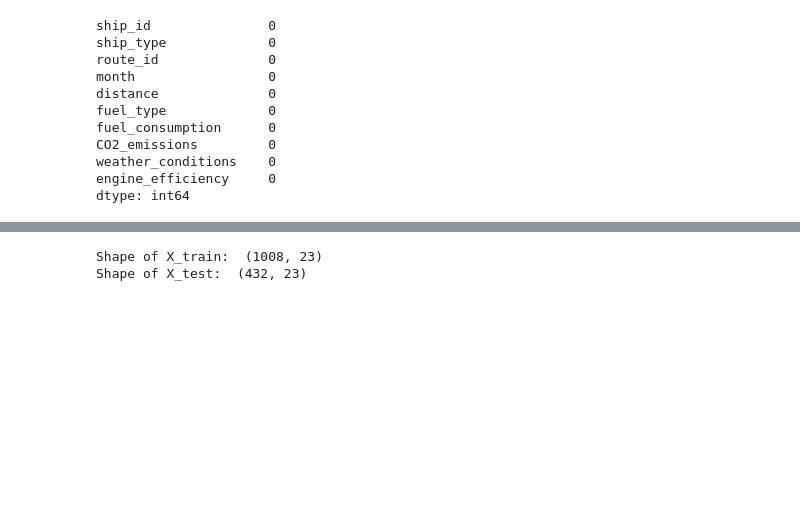
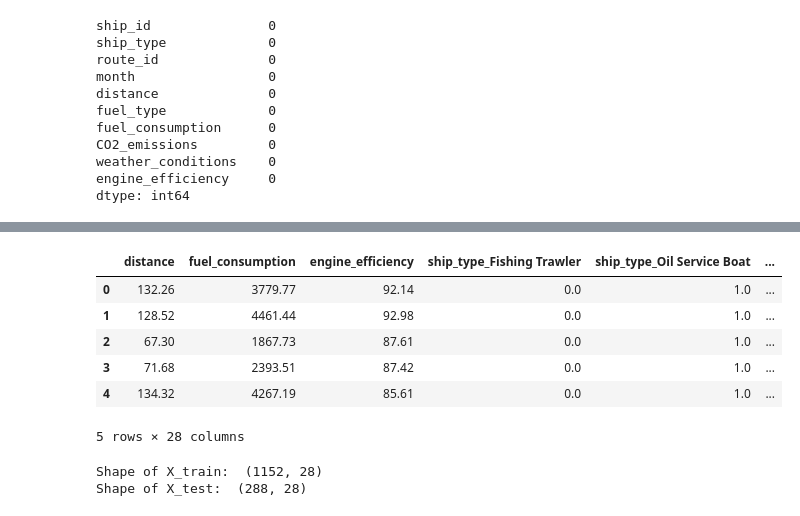
Before and after one commit to misaki22220317/SC5002_Lab_Assignmnet2, a Jupyter notebook: SC5002_Lab_Assignment2.ipynb, the cells around one changed output, grey strips where cells are left out. Cells and saved outputs as stored; diff of their text form; code cells hidden in the pictures; blank space fills up the shorter version.

```diff
--- a/SC5002_Lab_Assignment2.ipynb
+++ b/SC5002_Lab_Assignment2.ipynb
@@ -81,8 +99,18 @@ X_df = pd.DataFrame(X_np, columns=all_cols)
+# %%
+df_encoded.head()
+# %% [output]
+|  | distance | fuel_consumption | engine_efficiency | ship_type_Fishing Trawler | ship_type_Oil Service Boat | ... |
+| 0 | 132.26 | 3779.77 | 92.14 | 0.0 | 1.0 | ... |
+| 1 | 128.52 | 4461.44 | 92.98 | 0.0 | 1.0 | ... |
+| 2 | 67.30 | 1867.73 | 87.61 | 0.0 | 1.0 | ... |
+| 3 | 71.68 | 2393.51 | 87.42 | 0.0 | 1.0 | ... |
+| 4 | 134.32 | 4267.19 | 85.61 | 0.0 | 1.0 | ... |
+5 rows × 28 columns
 # %%
 #Split the data into train and test set (7:3)
-X_train, X_test, y_train, y_test = train_test_split(X_df, y, test_size=0.3, random_state=42)
+X_train, X_test, y_train, y_test = train_test_split(df_encoded, y, test_size=0.2, random_state=42)
 print("Shape of X_train: ", X_train.shape)
 print("Shape of X_test: ", X_test.shape)
 # %% [output]
-Shape of X_train:  (1008, 23)
-Shape of X_test:  (432, 23)
+Shape of X_train:  (1152, 28)
+Shape of X_test:  (288, 28)
```
Also changed, not shown: parts of 8 cells of this notebook, 3 other files.
